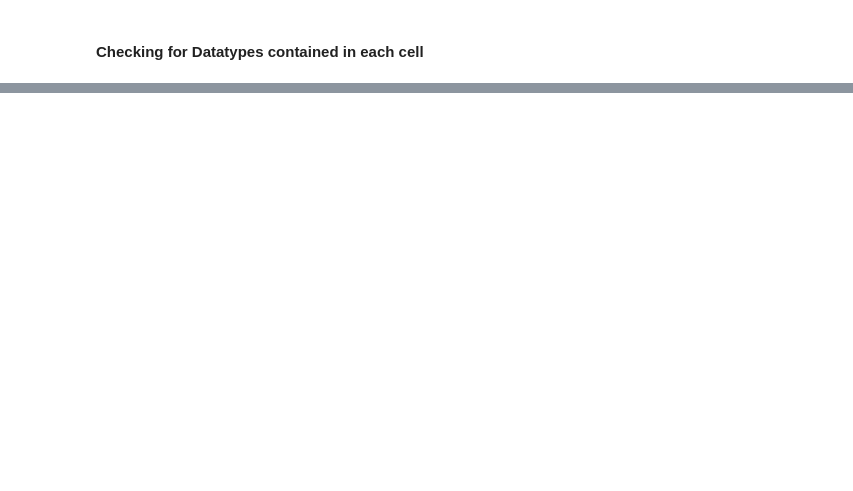
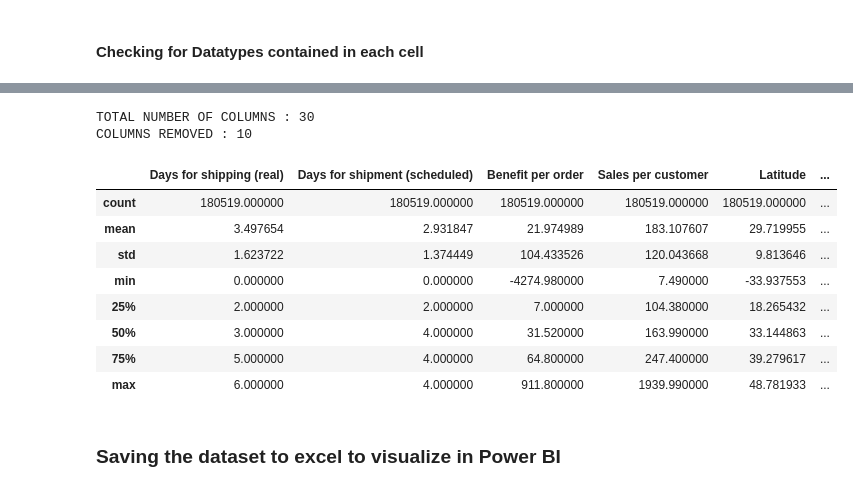
Before and after one commit to Ashura369/PROJECTS, a Jupyter notebook: Late Delivery Risk Prediction in Global Supply Chain Operations/0.ipynb, the cells around one changed output, grey strips where cells are left out. Cells and saved outputs as stored; diff of their text form; code cells hidden in the pictures; blank space fills up the shorter version.

```diff
--- a/Late Delivery Risk Prediction in Global Supply Chain Operations/0.ipynb
+++ b/Late Delivery Risk Prediction in Global Supply Chain Operations/0.ipynb
@@ -142,0 +168,2 @@ Index(['Order Customer Id', 'Order Item Total', 'Order Profit Per Order',
+# %%
+data = df.drop(columns=['Category Id','Customer Fname','Customer Lname','Customer Id','Customer Street','Customer Zipcode','Department Id','Order Customer Id','Order Item Product Price','Order Profit Per Order'])
@@ -142,0 +172,2 @@ Index(['Order Customer Id', 'Order Item Total', 'Order Profit Per Order',
+# %%
+data['Late_delivery_risk'] = data['Late_delivery_risk'].map({1:'YES', 0:'NO'})
@@ -142,0 +185,20 @@ Index(['Order Customer Id', 'Order Item Total', 'Order Profit Per Order',
+# %%
+print(f"TOTAL NUMBER OF COLUMNS : {data.shape[1]}")
+print(f"COLUMNS REMOVED : {df.shape[1] - data.shape[1]}")
+# %% [output]
+TOTAL NUMBER OF COLUMNS : 30
+COLUMNS REMOVED : 10
+# %%
+data.describe()
+# %% [output]
+|  | Days for shipping (real) | Days for shipment (scheduled) | Benefit per order | Sales per customer | Latitude | ... |
+| count | 180519.000000 | 180519.000000 | 180519.000000 | 180519.000000 | 180519.000000 | ... |
+| mean | 3.497654 | 2.931847 | 21.974989 | 183.107607 | 29.719955 | ... |
+| std | 1.623722 | 1.374449 | 104.433526 | 120.043668 | 9.813646 | ... |
+| min | 0.000000 | 0.000000 | -4274.980000 | 7.490000 | -33.937553 | ... |
+| 25% | 2.000000 | 2.000000 | 7.000000 | 104.380000 | 18.265432 | ... |
+| 50% | 3.000000 | 4.000000 | 31.520000 | 163.990000 | 33.144863 | ... |
+| 75% | 5.000000 | 4.000000 | 64.800000 | 247.400000 | 39.279617 | ... |
+| max | 6.000000 | 4.000000 | 911.800000 | 1939.990000 | 48.781933 | ... |
+# %% [markdown]
+### Saving the dataset to excel to visualize in Power BI
```
Also changed, not shown: parts of 16 cells of this notebook, 3 other files.
